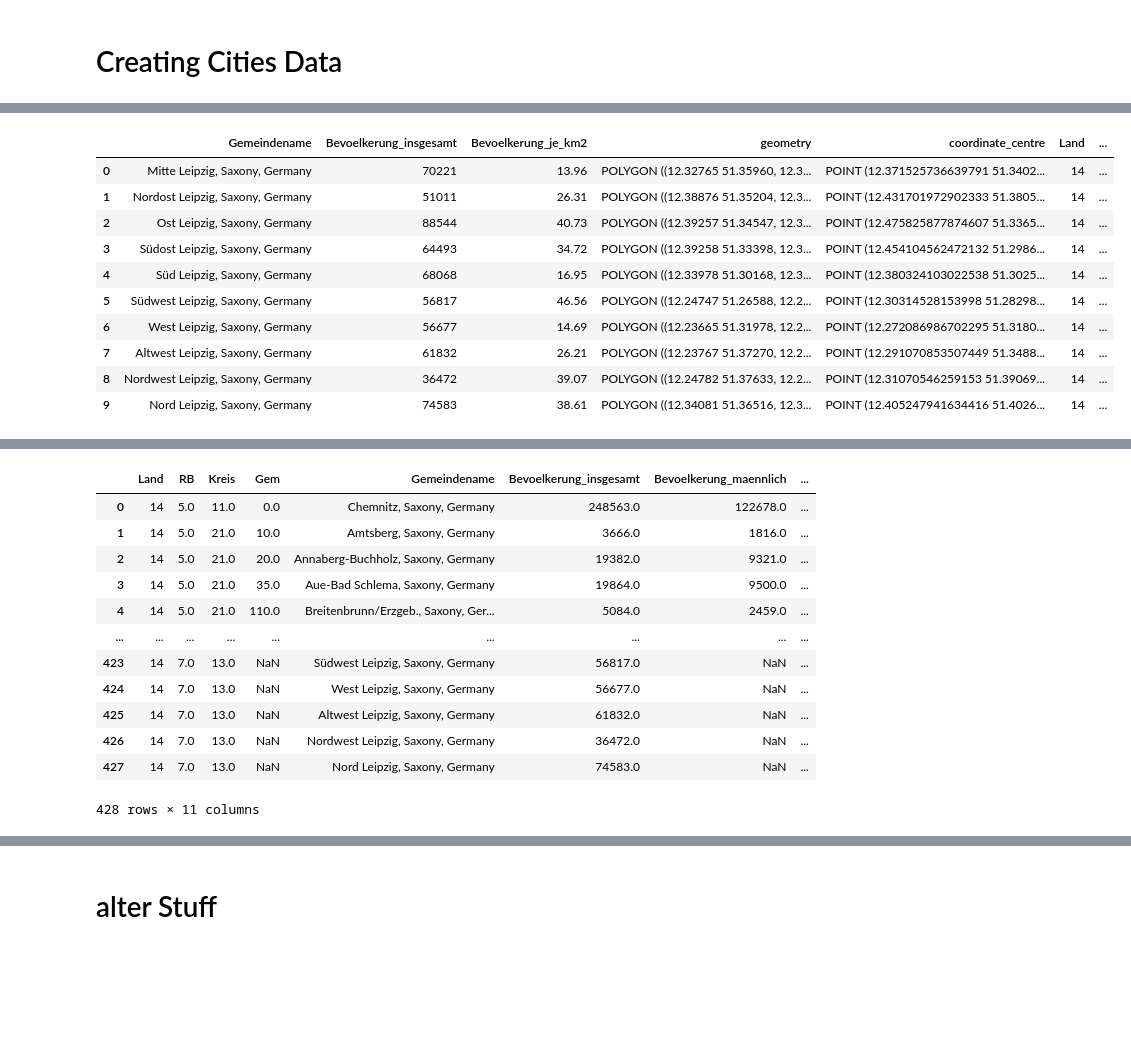
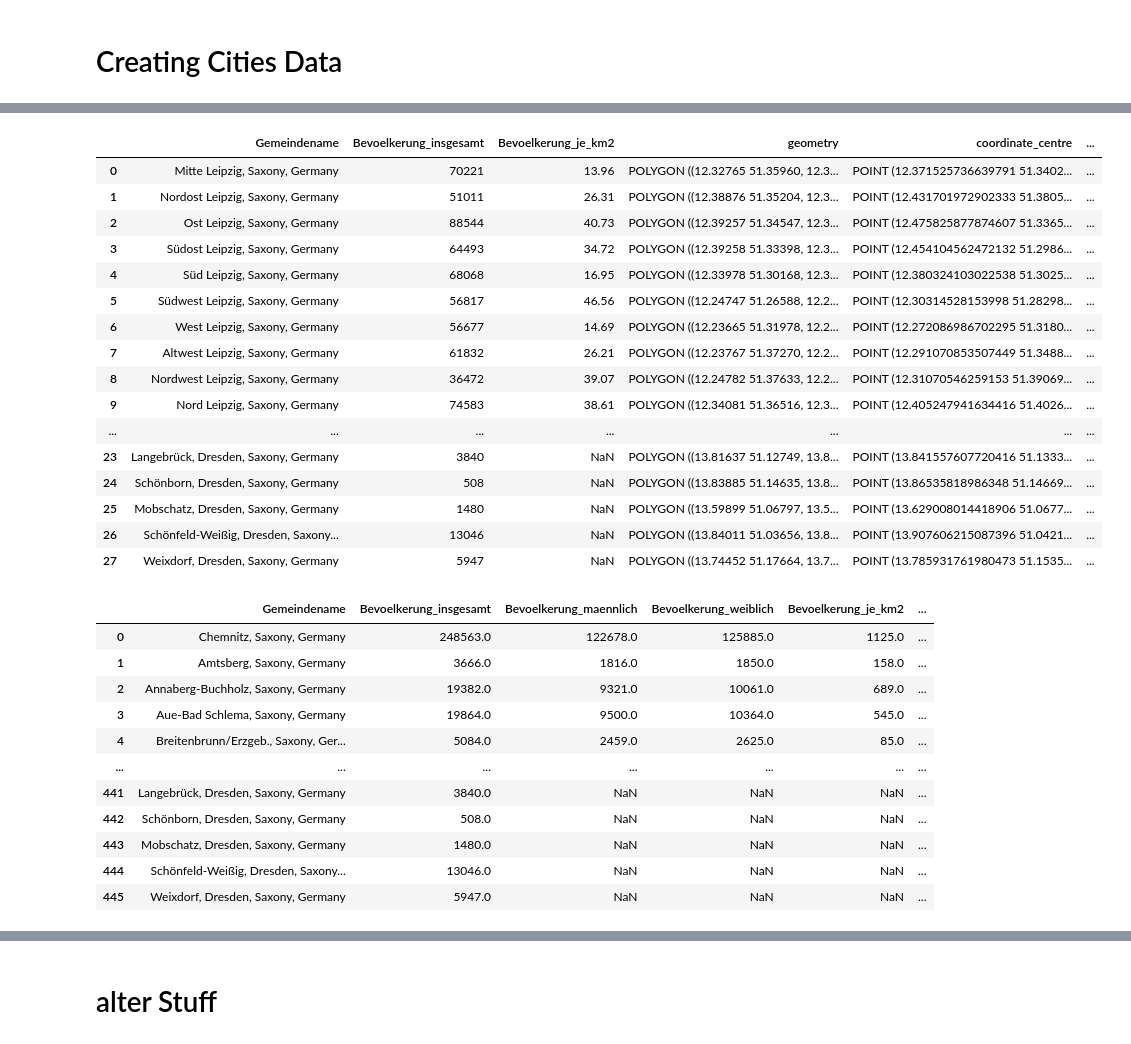
Before and after one commit to MikkoHolfeld88/spatial-humanities, a Jupyter notebook: data/data_preparation.ipynb, the cells around one changed output, grey strips where cells are left out. Drawn from its saved outputs; the diff is of its cells as text; code cells hidden in the pictures; blank space fills up the shorter version.

```diff
--- a/data/data_preparation.ipynb
+++ b/data/data_preparation.ipynb
@@ -224,33 +188,52 @@ print(gdf)
 # %%
-Leipzig_df=pd.read_excel('data/Stadtteile_leipzig.xlsx')
-Leipzig_df['Gemeindename'] = Leipzig_df['Gemeindename'] + ', Saxony, Germany'
+Stadtteile_df=pd.read_excel('data/Stadtteile_Erweiterung.xlsx')
+Stadtteile_df['Gemeindename'] = Stadtteile_df['Gemeindename'] + ', Saxony, Germany'
 # %%
-Leipzig_df['geometry'] = Leipzig_df['Gemeindename'].apply(get_city_geometry)
+Stadtteile_df['geometry'] = Stadtteile_df['Gemeindename'].apply(get_city_geometry)
 # %%
-Leipzig_gdf = gpd.GeoDataFrame(Leipzig_df, geometry='geometry')
+Stadtteile_gdf = gpd.GeoDataFrame(Stadtteile_df, geometry='geometry')
 # %%
-Leipzig_gdf['coordinate_centre'] = Leipzig_gdf['geometry'].centroid
-Leipzig_gdf['coordinate_centre'] =  Leipzig_gdf['coordinate_centre'].apply(lambda geom: geom.wkt)
+Stadtteile_gdf['coordinate_centre'] = Stadtteile_gdf['geometry'].centroid
+Stadtteile_gdf['coordinate_centre'] =  Stadtteile_gdf['coordinate_centre'].apply(lambda geom: geom.wkt)
 # %%
-Leipzig_gdf['Land'] = 14
-Leipzig_gdf['RB'] = 7
-Leipzig_gdf['Kreis'] = 13
-Leipzig_gdf['Bevoelkerung_maennlich'] = pd.NA
-Leipzig_gdf['Bevoelkerung_weiblich'] = pd.NA
-display(Leipzig_gdf)
-gdf_combined = pd.concat([gdf, Leipzig_gdf], ignore_index=True)
+#Stadtteile_gdf['Land'] = 14
+#Stadtteile_gdf['RB'] = 7
+#Stadtteile_gdf['Kreis'] = 13
+Stadtteile_gdf['Bevoelkerung_maennlich'] = pd.NA
+Stadtteile_gdf['Bevoelkerung_weiblich'] = pd.NA
+display(Stadtteile_gdf)
+gdf_combined = pd.concat([gdf, Stadtteile_gdf], ignore_index=True)
 display(gdf_combined)
 
 gdf_combined = gdf_combined[gdf_combined['Gemeindename'] != 'Leipzig, Saxony, Germany']
+gdf_combined = gdf_combined[gdf_combined['Gemeindename'] != 'Dresden, Saxony, Germany']
 # %% [output]
-|  | Gemeindename | Bevoelkerung_insgesamt | Bevoelkerung_je_km2 | geometry | coordinate_centre | Land | ... |
-| 0 | Mitte Leipzig, Saxony, Germany | 70221 | 13.96 | POLYGON ((12.32765 51.35960, 12.3... | POINT (12.371525736639791 51.3402... | 14 | ... |
-| 1 | Nordost Leipzig, Saxony, Germany | 51011 | 26.31 | POLYGON ((12.38876 51.35204, 12.3... | POINT (12.431701972902333 51.3805... | 14 | ... |
-| 2 | Ost Leipzig, Saxony, Germany | 88544 | 40.73 | POLYGON ((12.39257 51.34547, 12.3... | POINT (12.475825877874607 51.3365... | 14 | ... |
-| 3 | Südost Leipzig, Saxony, Germany | 64493 | 34.72 | POLYGON ((12.39258 51.33398, 12.3... | POINT (12.454104562472132 51.2986... | 14 | ... |
-| 4 | Süd Leipzig, Saxony, Germany | 68068 | 16.95 | POLYGON ((12.33978 51.30168, 12.3... | POINT (12.380324103022538 51.3025... | 14 | ... |
-| 5 | Südwest Leipzig, Saxony, Germany | 56817 | 46.56 | POLYGON ((12.24747 51.26588, 12.2... | POINT (12.30314528153998 51.28298... | 14 | ... |
-| 6 | West Leipzig, Saxony, Germany | 56677 | 14.69 | POLYGON ((12.23665 51.31978, 12.2... | POINT (12.272086986702295 51.3180... | 14 | ... |
-| 7 | Altwest Leipzig, Saxony, Germany | 61832 | 26.21 | POLYGON ((12.23767 51.37270, 12.2... | POINT (12.291070853507449 51.3488... | 14 | ... |
-| 8 | Nordwest Leipzig, Saxony, Germany | 36472 | 39.07 | POLYGON ((12.24782 51.37633, 12.2... | POINT (12.31070546259153 51.39069... | 14 | ... |
-| 9 | Nord Leipzig, Saxony, Germany | 74583 | 38.61 | POLYGON ((12.34081 51.36516, 12.3... | POINT (12.405247941634416 51.4026... | 14 | ... |
+|  | Gemeindename | Bevoelkerung_insgesamt | Bevoelkerung_je_km2 | geometry | coordinate_centre | ... |
+| 0 | Mitte Leipzig, Saxony, Germany | 70221 | 13.96 | POLYGON ((12.32765 51.35960, 12.3... | POINT (12.371525736639791 51.3402... | ... |
+| 1 | Nordost Leipzig, Saxony, Germany | 51011 | 26.31 | POLYGON ((12.38876 51.35204, 12.3... | POINT (12.431701972902333 51.3805... | ... |
+| 2 | Ost Leipzig, Saxony, Germany | 88544 | 40.73 | POLYGON ((12.39257 51.34547, 12.3... | POINT (12.475825877874607 51.3365... | ... |
+| 3 | Südost Leipzig, Saxony, Germany | 64493 | 34.72 | POLYGON ((12.39258 51.33398, 12.3... | POINT (12.454104562472132 51.2986... | ... |
+| 4 | Süd Leipzig, Saxony, Germany | 68068 | 16.95 | POLYGON ((12.33978 51.30168, 12.3... | POINT (12.380324103022538 51.3025... | ... |
+| 5 | Südwest Leipzig, Saxony, Germany | 56817 | 46.56 | POLYGON ((12.24747 51.26588, 12.2... | POINT (12.30314528153998 51.28298... | ... |
+| 6 | West Leipzig, Saxony, Germany | 56677 | 14.69 | POLYGON ((12.23665 51.31978, 12.2... | POINT (12.272086986702295 51.3180... | ... |
+| 7 | Altwest Leipzig, Saxony, Germany | 61832 | 26.21 | POLYGON ((12.23767 51.37270, 12.2... | POINT (12.291070853507449 51.3488... | ... |
+| 8 | Nordwest Leipzig, Saxony, Germany | 36472 | 39.07 | POLYGON ((12.24782 51.37633, 12.2... | POINT (12.31070546259153 51.39069... | ... |
+| 9 | Nord Leipzig, Saxony, Germany | 74583 | 38.61 | POLYGON ((12.34081 51.36516, 12.3... | POINT (12.405247941634416 51.4026... | ... |
+| ... | ... | ... | ... | ... | ... | ... |
+| 23 | Langebrück, Dresden, Saxony, Germany | 3840 | NaN | POLYGON ((13.81637 51.12749, 13.8... | POINT (13.841557607720416 51.1333... | ... |
+| 24 | Schönborn, Dresden, Saxony, Germany | 508 | NaN | POLYGON ((13.83885 51.14635, 13.8... | POINT (13.86535818986348 51.14669... | ... |
+| 25 | Mobschatz, Dresden, Saxony, Germany | 1480 | NaN | POLYGON ((13.59899 51.06797, 13.5... | POINT (13.629008014418906 51.0677... | ... |
+| 26 | Schönfeld-Weißig, Dresden, Saxony... | 13046 | NaN | POLYGON ((13.84011 51.03656, 13.8... | POINT (13.907606215087396 51.0421... | ... |
+| 27 | Weixdorf, Dresden, Saxony, Germany | 5947 | NaN | POLYGON ((13.74452 51.17664, 13.7... | POINT (13.785931761980473 51.1535... | ... |
+|  | Gemeindename | Bevoelkerung_insgesamt | Bevoelkerung_maennlich | Bevoelkerung_weiblich | Bevoelkerung_je_km2 | ... |
+| 0 | Chemnitz, Saxony, Germany | 248563.0 | 122678.0 | 125885.0 | 1125.0 | ... |
+| 1 | Amtsberg, Saxony, Germany | 3666.0 | 1816.0 | 1850.0 | 158.0 | ... |
+| 2 | Annaberg-Buchholz, Saxony, Germany | 19382.0 | 9321.0 | 10061.0 | 689.0 | ... |
+| 3 | Aue-Bad Schlema, Saxony, Germany | 19864.0 | 9500.0 | 10364.0 | 545.0 | ... |
+| 4 | Breitenbrunn/Erzgeb., Saxony, Ger... | 5084.0 | 2459.0 | 2625.0 | 85.0 | ... |
+| ... | ... | ... | ... | ... | ... | ... |
+| 441 | Langebrück, Dresden, Saxony, Germany | 3840.0 | NaN | NaN | NaN | ... |
+| 442 | Schönborn, Dresden, Saxony, Germany | 508.0 | NaN | NaN | NaN | ... |
+| 443 | Mobschatz, Dresden, Saxony, Germany | 1480.0 | NaN | NaN | NaN | ... |
+| 444 | Schönfeld-Weißig, Dresden, Saxony... | 13046.0 | NaN | NaN | NaN | ... |
+| 445 | Weixdorf, Dresden, Saxony, Germany | 5947.0 | NaN | NaN | NaN | ... |
@@ -259,14 +241 @@ FutureWarning: The behavior of DataFrame concatenation with empty or all-NA entr
-|  | Land | RB | Kreis | Gem | Gemeindename | Bevoelkerung_insgesamt | Bevoelkerung_maennlich | ... |
-| 0 | 14 | 5.0 | 11.0 | 0.0 | Chemnitz, Saxony, Germany | 248563.0 | 122678.0 | ... |
-| 1 | 14 | 5.0 | 21.0 | 10.0 | Amtsberg, Saxony, Germany | 3666.0 | 1816.0 | ... |
-| 2 | 14 | 5.0 | 21.0 | 20.0 | Annaberg-Buchholz, Saxony, Germany | 19382.0 | 9321.0 | ... |
-| 3 | 14 | 5.0 | 21.0 | 35.0 | Aue-Bad Schlema, Saxony, Germany | 19864.0 | 9500.0 | ... |
-| 4 | 14 | 5.0 | 21.0 | 110.0 | Breitenbrunn/Erzgeb., Saxony, Ger... | 5084.0 | 2459.0 | ... |
-| ... | ... | ... | ... | ... | ... | ... | ... | ... |
-| 423 | 14 | 7.0 | 13.0 | NaN | Südwest Leipzig, Saxony, Germany | 56817.0 | NaN | ... |
-| 424 | 14 | 7.0 | 13.0 | NaN | West Leipzig, Saxony, Germany | 56677.0 | NaN | ... |
-| 425 | 14 | 7.0 | 13.0 | NaN | Altwest Leipzig, Saxony, Germany | 61832.0 | NaN | ... |
-| 426 | 14 | 7.0 | 13.0 | NaN | Nordwest Leipzig, Saxony, Germany | 36472.0 | NaN | ... |
-| 427 | 14 | 7.0 | 13.0 | NaN | Nord Leipzig, Saxony, Germany | 74583.0 | NaN | ... |
-428 rows × 11 columns
 # %%
```
Also changed, not shown: parts of 14 cells of this notebook.
